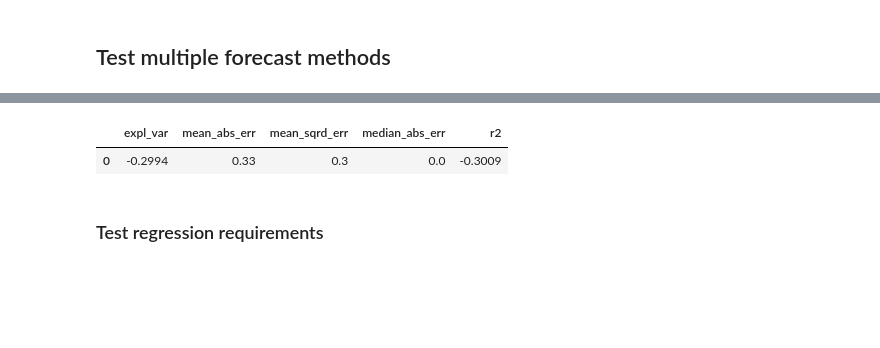
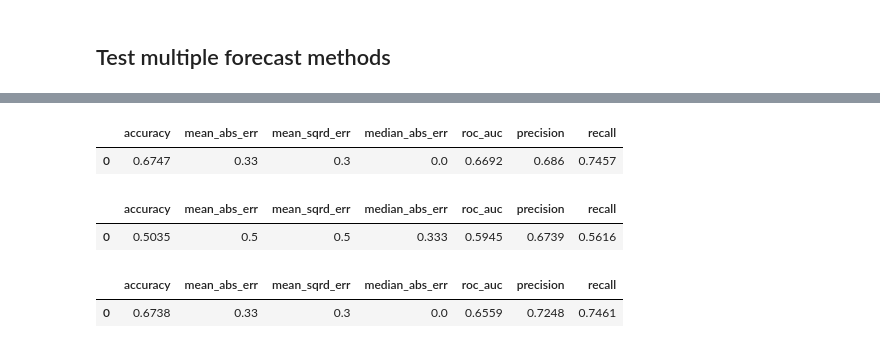
Before and after one commit to mauricepohl/pandas, a Jupyter notebook: 03_modeling/Modeling - Regression.ipynb, the cells around one changed output, grey strips where cells are left out. Cells and saved outputs as stored; diff of their text form; code cells hidden in the pictures; blank space fills up the shorter version.

```diff
--- a/03_modeling/Modeling - Regression.ipynb
+++ b/03_modeling/Modeling - Regression.ipynb
@@ -30,6 +48,7 @@ cmapViolett = mpl.colors.ListedColormap([cRange[i] for i in range(18, 23)])
 # %%
 data = pd.read_csv("../00_data/data_with_calc_fields.csv", sep=";", decimal=",", index_col="datetime")
 data.index = pd.to_datetime(data.index)
+data = data[["price_diff", "hour", "season", "month", "weekday", "total_generation_forecast", "forecast_error", "day_ahead_price", "intraday_price"]]
 # %% [markdown]
 ## Feature selection
 # %%
@@ -140,0 +71,14 @@ AttributeError: 'Index' object has no attribute 'freq'
+# %%
+X = data[["forecast_error", "season", "hour", "total_generation_forecast"]]
+X = X.reset_index()
+X = X.drop("datetime", axis=1)
+X.head(3)
+
+y = data["price_diff"]
+
+X_train, X_test, y_train, y_test  = train_test_split(X, y, test_size=0.3)
+y2_train = (y_train>=0).astype('int')
+y2_test = (y_test>=0).astype('int')
+
+for df in [X_train, y_train, y2_train, X_test, y_test, y2_test]:
+    df.sort_index(inplace=True)
@@ -252,0 +202,12 @@ for x in predictors:
+# %%
+# Influence of features
+RFR = RandomForestRegressor(max_depth=3)
+RFR.fit(X_train,y_train)
+features = sorted(zip(map(lambda x: round(x, 4), RFR.feature_importances_), X_train.columns), reverse=True)
+ys, labels = zip(*features)
+xs = np.arange(len(labels))
+width = 1
+plt.bar(xs, ys, width, align='center')
+plt.xticks(xs, labels, rotation='vertical')
+plt.show()
+features[0:8]
@@ -253,13 +236,21 @@ for x in predictors:
+# %%
+# Method: Logistic Regression
+logReg = linear_model.LogisticRegression()
+scores_list = []
+param_range = range(1)
+scores_list.append(cross_validate(logReg, X_train, y2_train, scoring=scoringBin, return_train_score=False, n_jobs=-1))
+print_scores_bin(scores_list, param_range)
+# %% [output]
+|  | accuracy | mean_abs_err | mean_sqrd_err | median_abs_err | roc_auc | precision | recall |
+| 0 | 0.6747 | 0.33 | 0.3 | 0.0 | 0.6692 | 0.686 | 0.7457 |
 # %%
-y = (data.price_diff>=0).astype('int')
+# Method: Support Vector Machine
+svm = LinearSVC(random_state=0)
 scores_list = []
 param_range = range(1)
 
-reg = linear_model.LogisticRegression(fit_intercept=True)
-scores_list.append(cross_validate(reg, X, y, scoring=scoring, return_train_score=False, n_jobs=-1))
-print_scores(scores_list, param_range)
+scores_list.append(cross_validate(svm, X_train, y2_train, scoring=scoringBin, return_train_score=False, n_jobs=-1))
+print_scores_bin(scores_list, param_range)
 # %% [output]
-|  | expl_var | mean_abs_err | mean_sqrd_err | median_abs_err | r2 |
-| 0 | -0.2994 | 0.33 | 0.3 | 0.0 | -0.3009 |
+|  | accuracy | mean_abs_err | mean_sqrd_err | median_abs_err | roc_auc | precision | recall |
+| 0 | 0.5035 | 0.5 | 0.5 | 0.333 | 0.5945 | 0.6739 | 0.5616 |
-# %% [markdown]
-### Test regression requirements
@@ -315,0 +257,11 @@ plt.show()
+# %%
+# Method: Naive Bayes
+scores_list = []
+param_range = range(1)
+
+nb = GaussianNB()
+scores_list.append(cross_validate(nb, X_train, y2_train, scoring=scoringBin, return_train_score=False, n_jobs=-1))
+print_scores_bin(scores_list, param_range)
+# %% [output]
+|  | accuracy | mean_abs_err | mean_sqrd_err | median_abs_err | roc_auc | precision | recall |
+| 0 | 0.6738 | 0.33 | 0.3 | 0.0 | 0.6559 | 0.7248 | 0.7461 |
```
Also changed, not shown: parts of 25 cells of this notebook.
